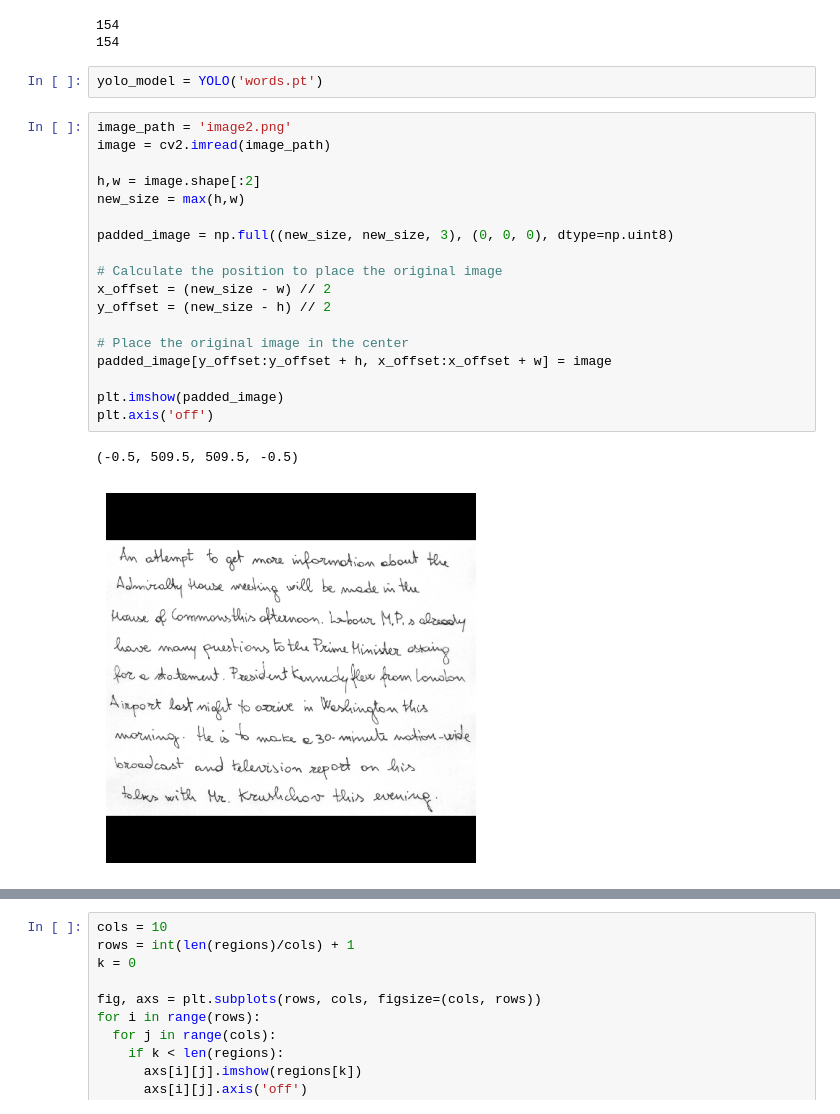
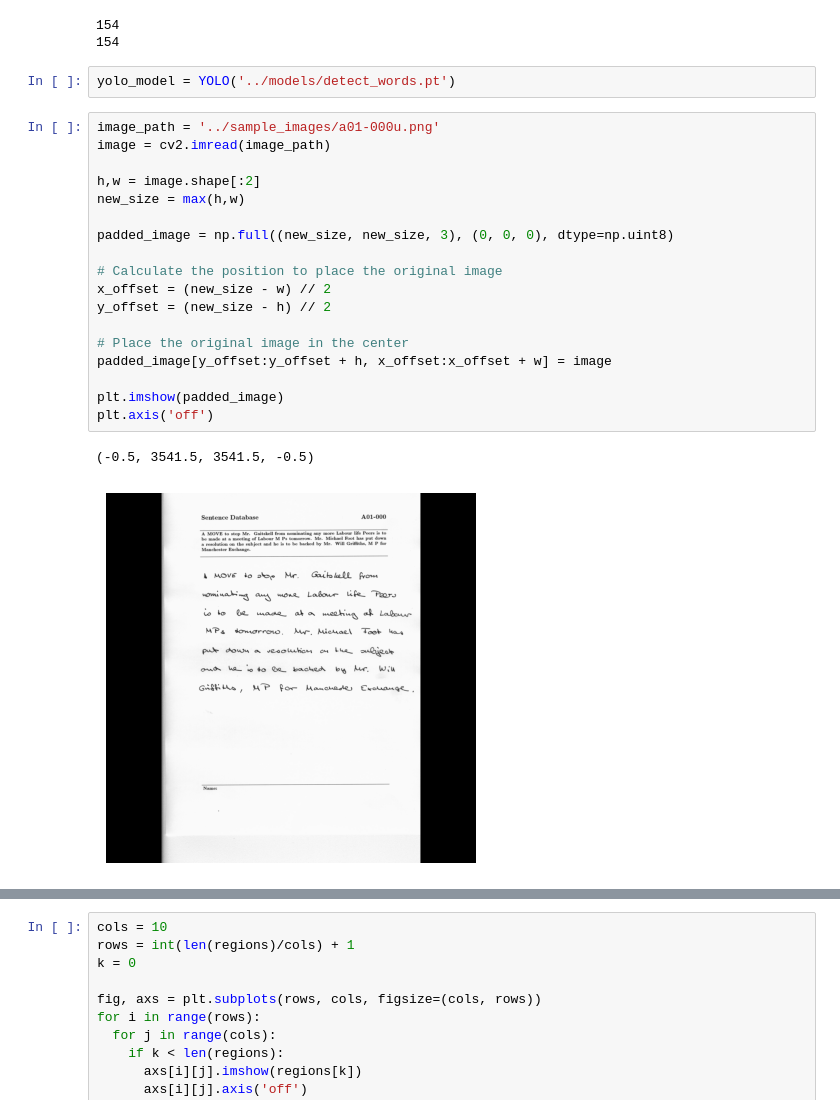
Before and after one commit to Dewiin/icr_capstone, a Jupyter notebook: notebooks/yolo_words.ipynb, the cells around one changed output, grey strips where cells are left out. Drawn from its saved outputs; the diff is of its cells as text.

```diff
--- a/notebooks/yolo_words.ipynb
+++ b/notebooks/yolo_words.ipynb
@@ -233,28 +233,28 @@ print(count)
 154
 154
 # %%
-yolo_model = YOLO('words.pt')
+yolo_model = YOLO('../models/detect_words.pt')
 # %%
-image_path = 'image2.png'
+image_path = '../sample_images/a01-000u.png'
 image = cv2.imread(image_path)
 
 h,w = image.shape[:2]
 new_size = max(h,w)
 
 padded_image = np.full((new_size, new_size, 3), (0, 0, 0), dtype=np.uint8)
 
 # Calculate the position to place the original image
 x_offset = (new_size - w) // 2
 y_offset = (new_size - h) // 2
 
 # Place the original image in the center
 padded_image[y_offset:y_offset + h, x_offset:x_offset + w] = image
 
 plt.imshow(padded_image)
 plt.axis('off')
 # %% [output]
-(-0.5, 509.5, 509.5, -0.5)
+(-0.5, 3541.5, 3541.5, -0.5)
-[figure, old version]
+[figure, new version]
 # %%
 image = cv2.resize(padded_image, (640, 640))
 image = cv2.cvtColor(image, cv2.COLOR_BGR2GRAY)
```
Also changed, not shown: parts of 2 cells of this notebook, 11 other files.
